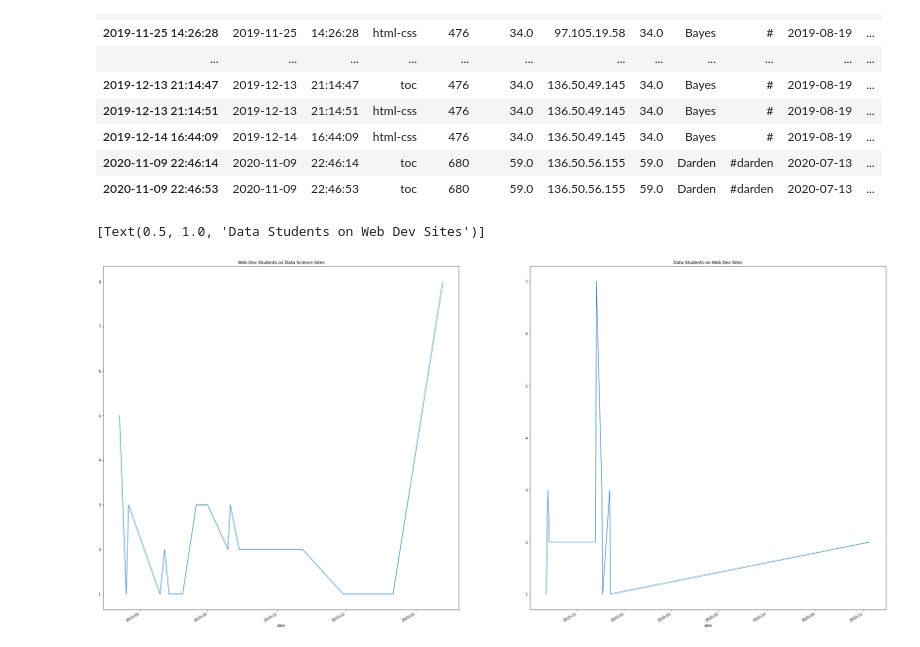
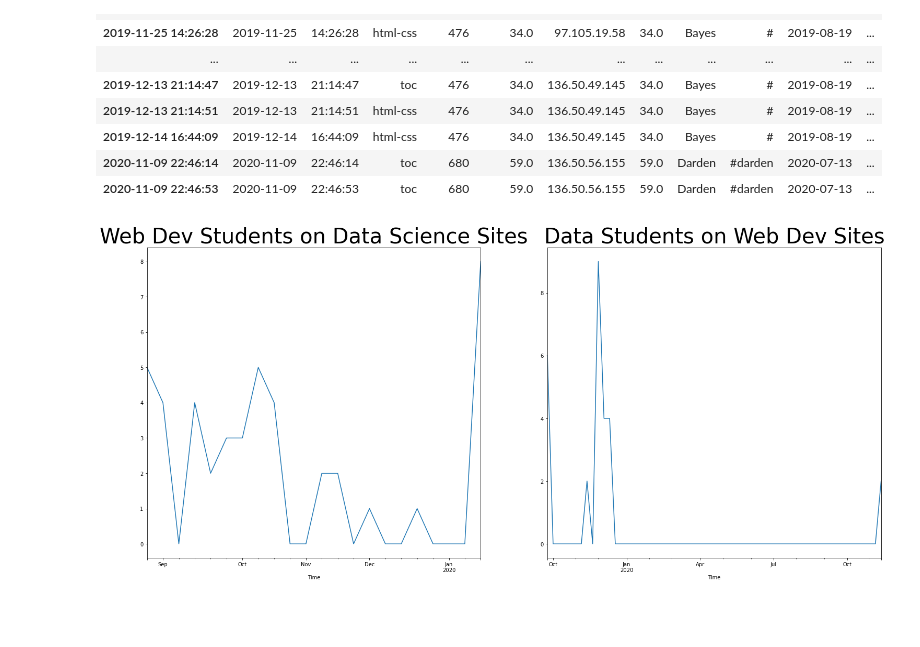
Before and after one commit to malachi-hale/anomaly-detection-project, a Jupyter notebook: Main_Notebook.ipynb, the cells around one changed output. Cells and saved outputs as stored; diff of their text form; code cells hidden in the pictures; blank space fills up the shorter version.

```diff
--- a/Main_Notebook.ipynb
+++ b/Main_Notebook.ipynb
@@ -2396,11 +2450,19 @@ df[(df.program_id == 3.0)&(df.path.isin(["toc", "html-css"] ))]
 | 2020-11-09 22:46:14 | 2020-11-09 | 22:46:14 | toc | 680 | 59.0 | 136.50.56.155 | 59.0 | Darden | #darden | 2020-07-13 | ... |
 | 2020-11-09 22:46:53 | 2020-11-09 | 22:46:53 | toc | 680 | 59.0 | 136.50.56.155 | 59.0 | Darden | #darden | 2020-07-13 | ... |
 # %%
-fig, (ax1, ax2) = plt.subplots(1, 2, figsize = (40, 20))
+#Create graph
+fig, (ax1, ax2) = plt.subplots(1, 2, figsize = (20, 10))
 
-df[(df.program_id == 2.0)&(df.path.isin(["1-fundamentals/1.1-intro-to-data-science", "appendix/cli-git-overview"] ))].groupby('date').user_id.agg('count').plot(ax = ax1).set(Title = "Web Dev Students on Data Science Sites")
+#Graph number of web development Students that accessed Data Science pages
+web_dev_in_ds = df[(df.program_id == 2.0)&(df.path.isin(["1-fundamentals/1.1-intro-to-data-science", "appendix/cli-git-overview"] ))].resample('W').user_id.agg('count').plot(ax = ax1)
+web_dev_in_ds.set_title("Web Dev Students on Data Science Sites", fontsize = 40)
 
-df[(df.program_id == 3.0)&(df.path.isin(["toc", "html-css"] ))].groupby('date').user_id.agg('count').plot(ax = ax2).set(Title = "Data Students on Web Dev Sites")
+#Graph number of Data Science Students that accessed web development pages
+ds_in_web_dev = df[(df.program_id == 3.0)&(df.path.isin(["toc", "html-css"] ))].resample('W').user_id.agg('count').plot(ax = ax2)
+ds_in_web_dev.set_title("Data Students on Web Dev Sites", fontsize=40)
+
+#Format graphs
+fig.tight_layout()
+fig.subplots_adjust(top=0.9, wspace = 0.2)
 # %% [output]
-[Text(0.5, 1.0, 'Data Students on Web Dev Sites')]
-[figure, old version]
+[figure, new version]
```
Also changed, not shown: parts of 27 cells of this notebook.
